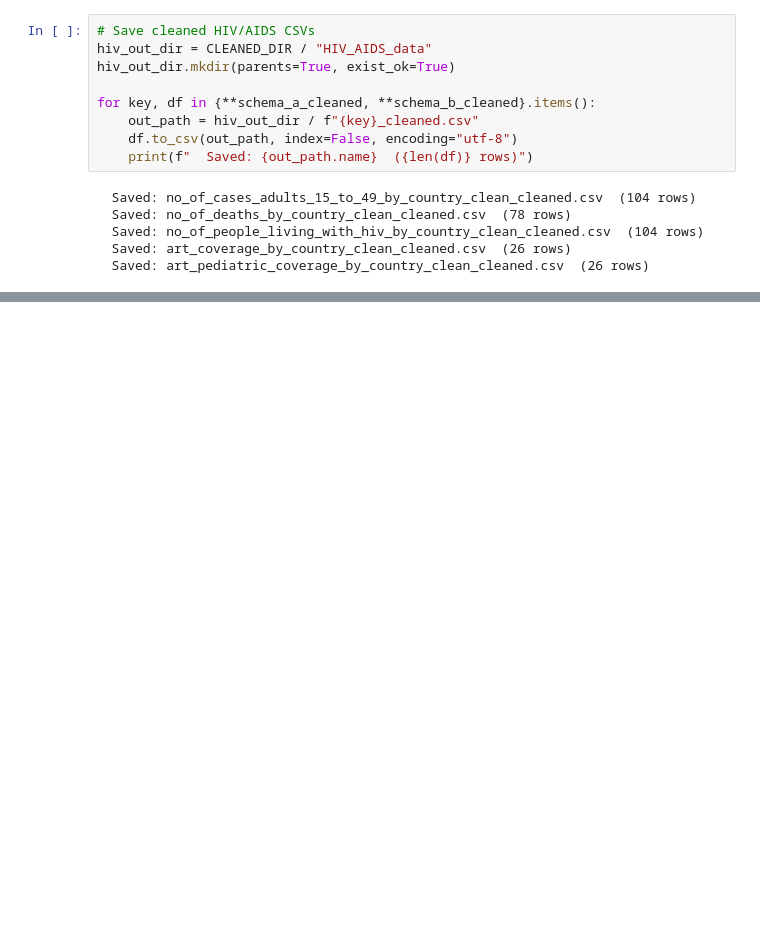
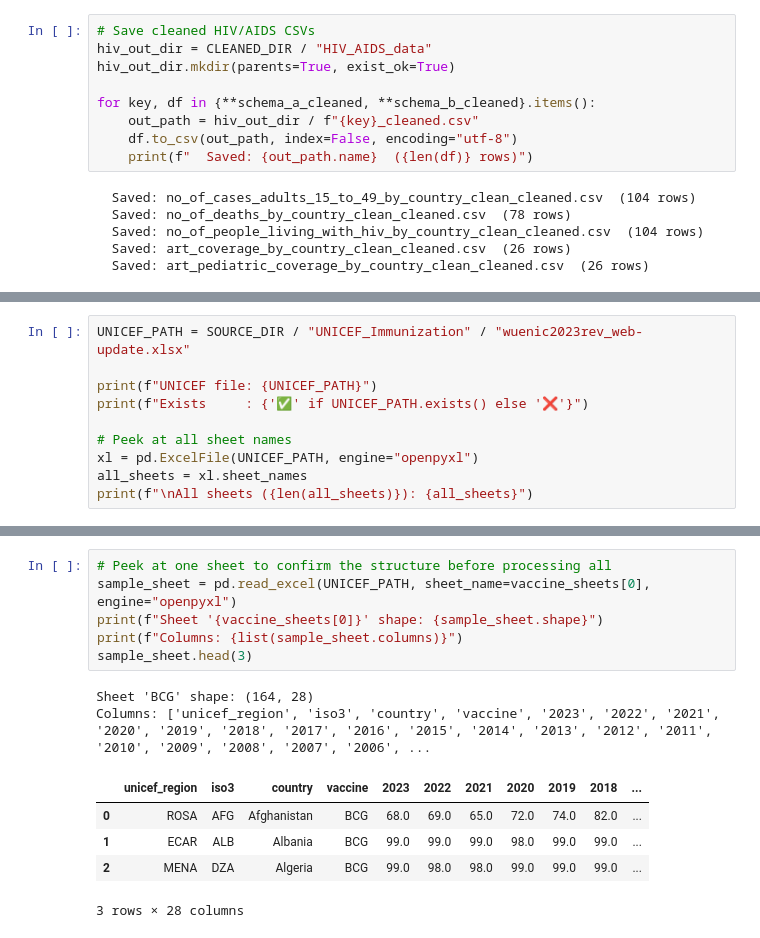
Before and after one commit to EzraGoldberg/portfolio-projects, a Jupyter notebook: 1. RAG/notebooks/6_cleaning.ipynb, the cells around one changed output, grey strips where cells are left out. Drawn from its saved outputs; the diff is of its cells as text; blank space fills up the shorter version.

```diff
--- a/1. RAG/notebooks/6_cleaning.ipynb
+++ b/1. RAG/notebooks/6_cleaning.ipynb
@@ -455,0 +493,10 @@ for key, df in {**schema_a_cleaned, **schema_b_cleaned}.items():
+# %%
+UNICEF_PATH = SOURCE_DIR / "UNICEF_Immunization" / "wuenic2023rev_web-update.xlsx"
+
+print(f"UNICEF file: {UNICEF_PATH}")
+print(f"Exists     : {'✅' if UNICEF_PATH.exists() else '❌'}")
+
+# Peek at all sheet names
+xl = pd.ExcelFile(UNICEF_PATH, engine="openpyxl")
+all_sheets = xl.sheet_names
+print(f"\nAll sheets ({len(all_sheets)}): {all_sheets}")
@@ -455,0 +516,14 @@ for key, df in {**schema_a_cleaned, **schema_b_cleaned}.items():
+# %%
+# Peek at one sheet to confirm the structure before processing all
+sample_sheet = pd.read_excel(UNICEF_PATH, sheet_name=vaccine_sheets[0], engine="openpyxl")
+print(f"Sheet '{vaccine_sheets[0]}' shape: {sample_sheet.shape}")
+print(f"Columns: {list(sample_sheet.columns)}")
+sample_sheet.head(3)
+# %% [output]
+Sheet 'BCG' shape: (164, 28)
+Columns: ['unicef_region', 'iso3', 'country', 'vaccine', '2023', '2022', '2021', '2020', '2019', '2018', '2017', '2016', '2015', '2014', '2013', '2012', '2011', '2010', '2009', '2008', '2007', '2006', ...
+|  | unicef_region | iso3 | country | vaccine | 2023 | 2022 | 2021 | 2020 | 2019 | 2018 | ... |
+| 0 | ROSA | AFG | Afghanistan | BCG | 68.0 | 69.0 | 65.0 | 72.0 | 74.0 | 82.0 | ... |
+| 1 | ECAR | ALB | Albania | BCG | 99.0 | 99.0 | 99.0 | 98.0 | 99.0 | 99.0 | ... |
+| 2 | MENA | DZA | Algeria | BCG | 99.0 | 98.0 | 98.0 | 99.0 | 99.0 | 99.0 | ... |
+3 rows × 28 columns
```
Also changed, not shown: parts of 15 cells of this notebook, 1 other file.
